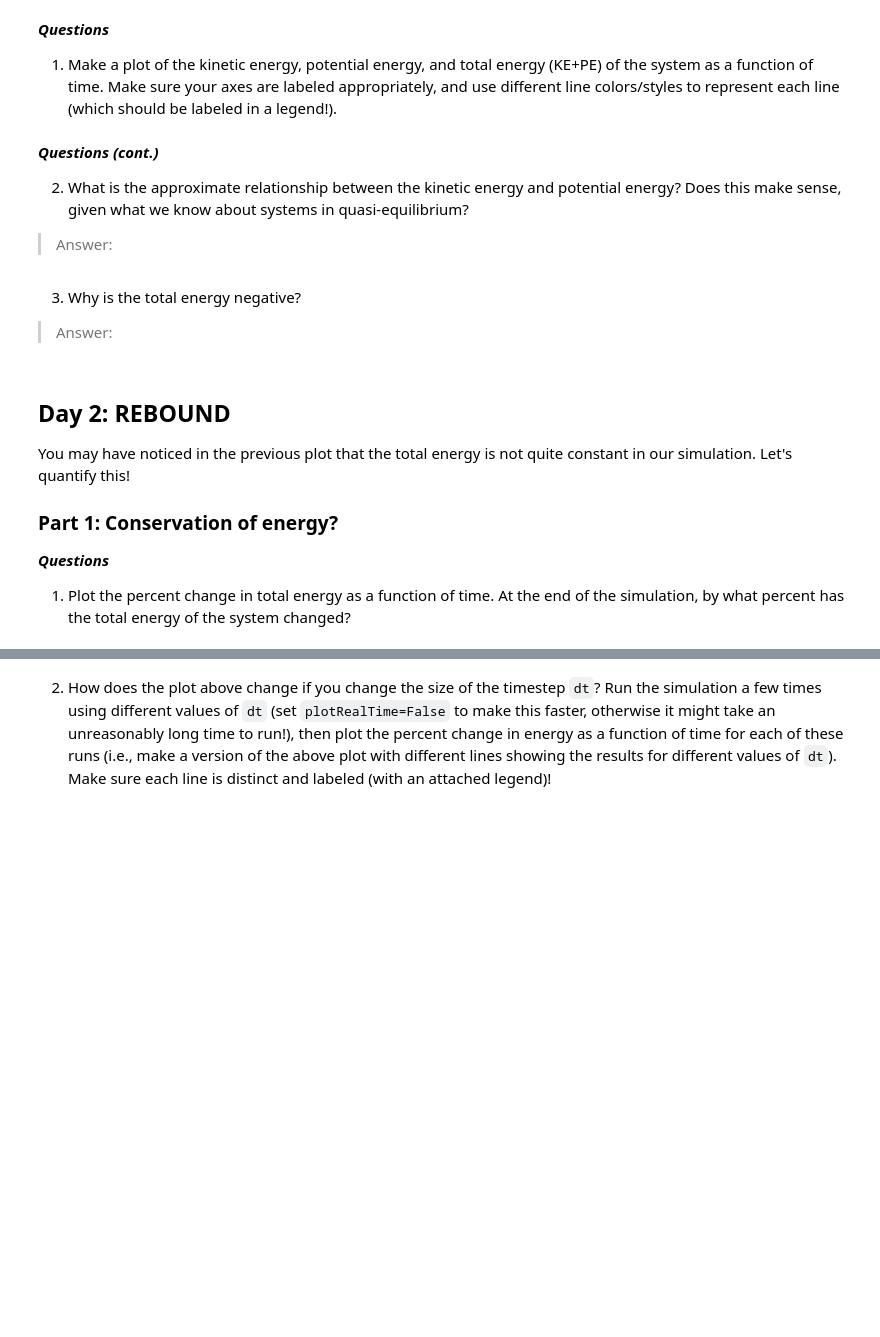
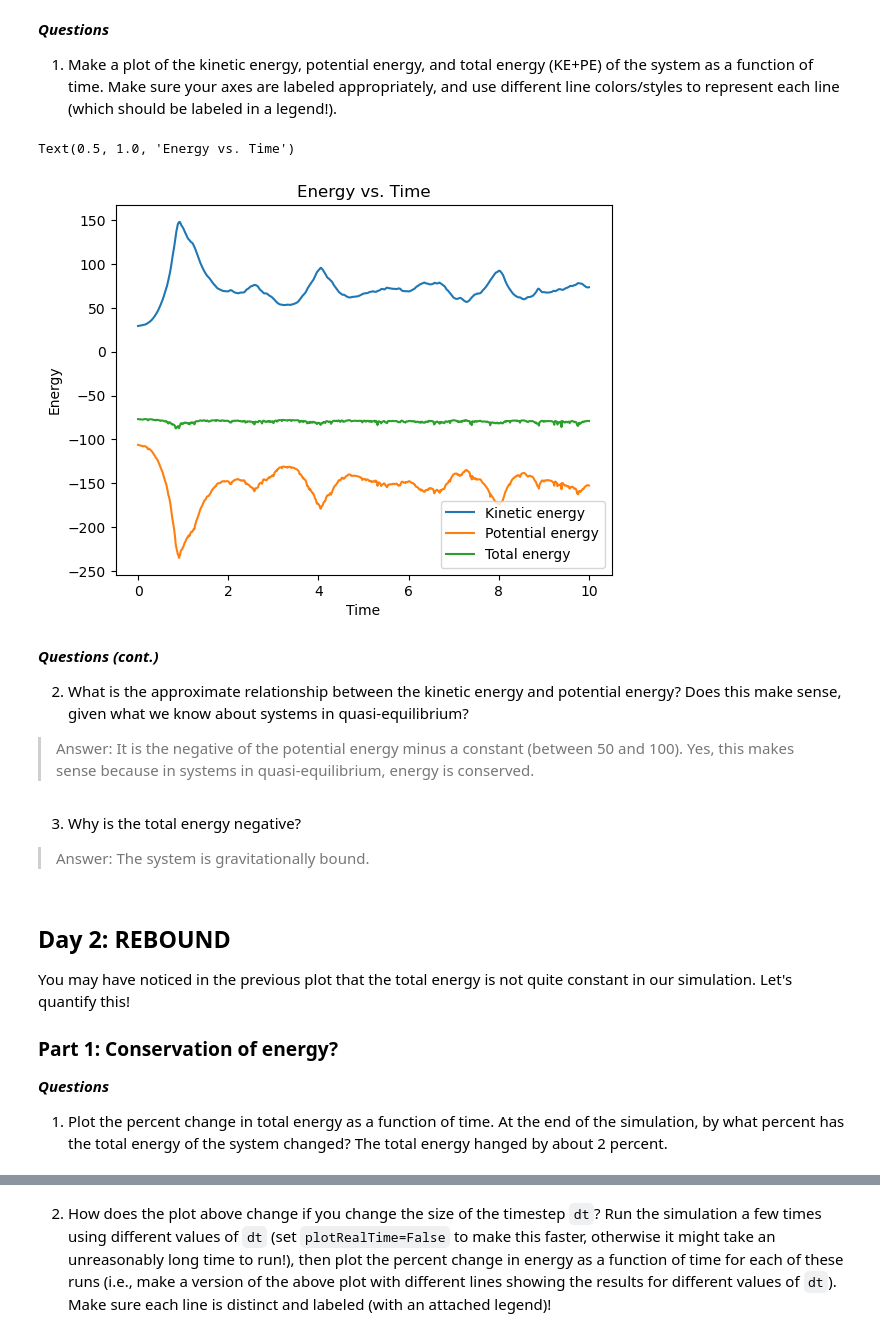
Before and after one commit to RY0no0t0/ASTR352, a Jupyter notebook: Lab 05.ipynb, the cells around one changed output, grey strips where cells are left out. Saved outputs shown, nothing was run; the diff lists cells and outputs as text; code cells hidden in the pictures; blank space fills up the shorter version.

```diff
--- a/Lab 05.ipynb
+++ b/Lab 05.ipynb
@@ -218,13 +213,25 @@ KE_save, PE_save, t_all = runSimulation(N=100, dt=0.01)
+# %%
+# Code for question 1
+plt.plot(t_all, KE_save, label='Kinetic energy')
+plt.plot(t_all, PE_save, label='Potential energy')
+plt.plot(t_all, PE_save+KE_save, label='Total energy')
+plt.legend()
+plt.xlabel('Time')
+plt.ylabel('Energy')
+plt.title('Energy vs. Time')
+# %% [output]
+Text(0.5, 1.0, 'Energy vs. Time')
+[figure, added]
 # %% [markdown]
 ***Questions (cont.)***
 
 2. What is the approximate relationship between the kinetic energy and potential energy? Does this make sense, given what we know about systems in quasi-equilibrium?
 
-> Answer:
+> Answer: It is the negative of the potential energy minus a constant (between 50 and 100). Yes, this makes sense because in systems in quasi-equilibrium, energy is conserved.
 # %% [markdown]
 3. Why is the total energy negative?
 
-> Answer:
+> Answer: The system is gravitationally bound.
 # %% [markdown]
 ## Day 2: REBOUND
 
@@ -235,3 +242,4 @@ You may have noticed in the previous plot that the total energy is not quite con
 ***Questions***
 
 1. Plot the percent change in total energy as a function of time. At the end of the simulation, by what percent has the total energy of the system changed?
+The total energy hanged by about 2 percent.
```
Also changed, not shown: parts of 14 cells of this notebook.
